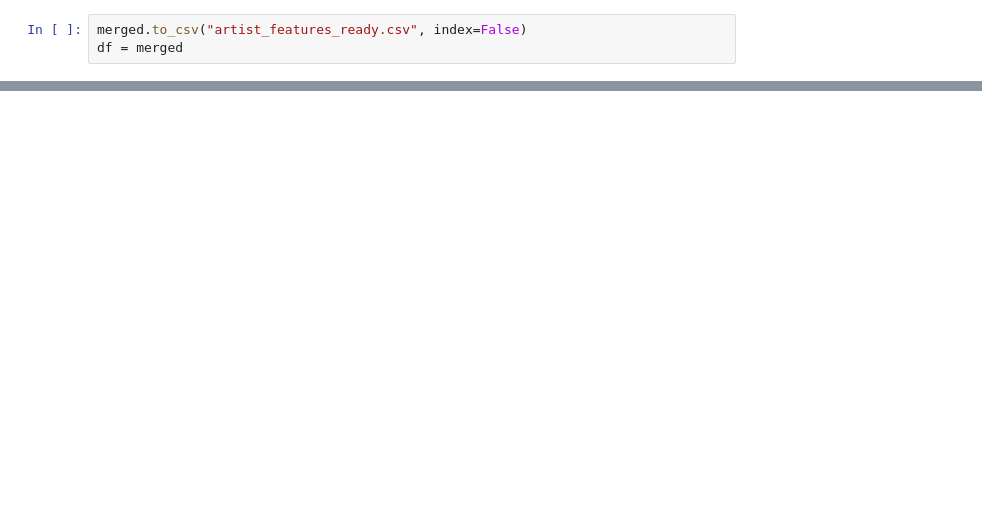
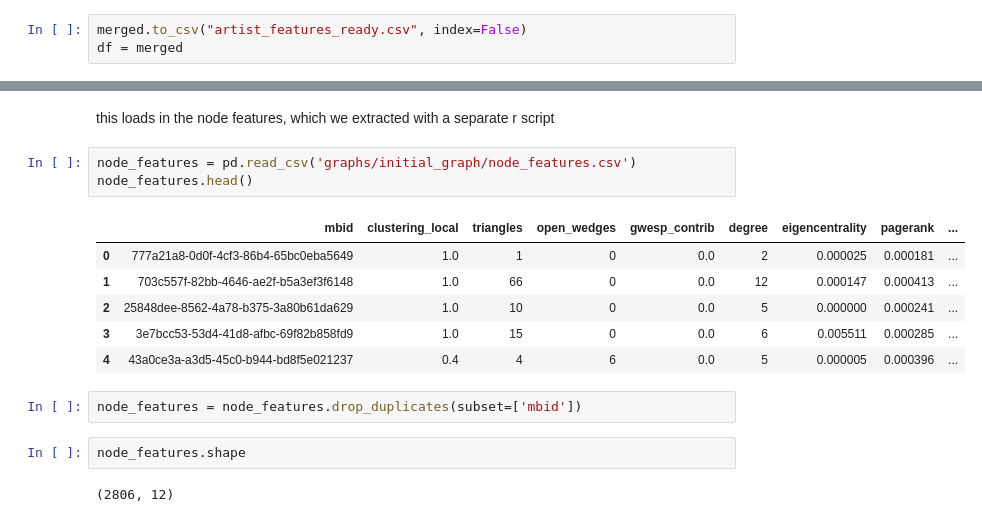
Before and after one commit to TheDeafOne/collaborative-success-research, a Jupyter notebook: artist_nn.ipynb, the cells around one changed output, grey strips where cells are left out. Drawn from its saved outputs; the diff is of its cells as text; blank space fills up the shorter version.

```diff
--- a/artist_nn.ipynb
+++ b/artist_nn.ipynb
@@ -349,0 +281,18 @@ R²: 0.3207588760529342
+# %% [markdown]
+this loads in the node features, which we extracted with a separate r script
+# %%
+node_features = pd.read_csv('graphs/initial_graph/node_features.csv')
+node_features.head()
+# %% [output]
+|  | mbid | clustering_local | triangles | open_wedges | gwesp_contrib | degree | eigencentrality | pagerank | ... |
+| 0 | 777a21a8-0d0f-4cf3-86b4-65bc0eba5649 | 1.0 | 1 | 0 | 0.0 | 2 | 0.000025 | 0.000181 | ... |
+| 1 | 703c557f-82bb-4646-ae2f-b5a3ef3f6148 | 1.0 | 66 | 0 | 0.0 | 12 | 0.000147 | 0.000413 | ... |
+| 2 | 25848dee-8562-4a78-b375-3a80b61da629 | 1.0 | 10 | 0 | 0.0 | 5 | 0.000000 | 0.000241 | ... |
+| 3 | 3e7bcc53-53d4-41d8-afbc-69f82b858fd9 | 1.0 | 15 | 0 | 0.0 | 6 | 0.005511 | 0.000285 | ... |
+| 4 | 43a0ce3a-a3d5-45c0-b944-bd8f5e021237 | 0.4 | 4 | 6 | 0.0 | 5 | 0.000005 | 0.000396 | ... |
+# %%
+node_features = node_features.drop_duplicates(subset=['mbid'])
+# %%
+node_features.shape
+# %% [output]
+(2806, 12)
```
Also changed, not shown: parts of 27 cells of this notebook, 6 other files.
